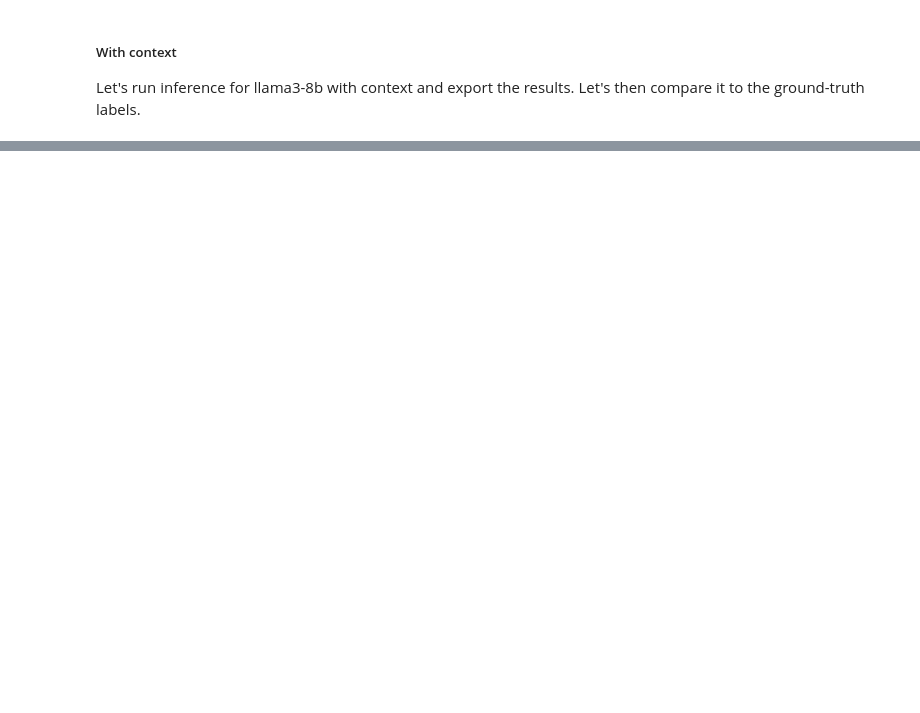
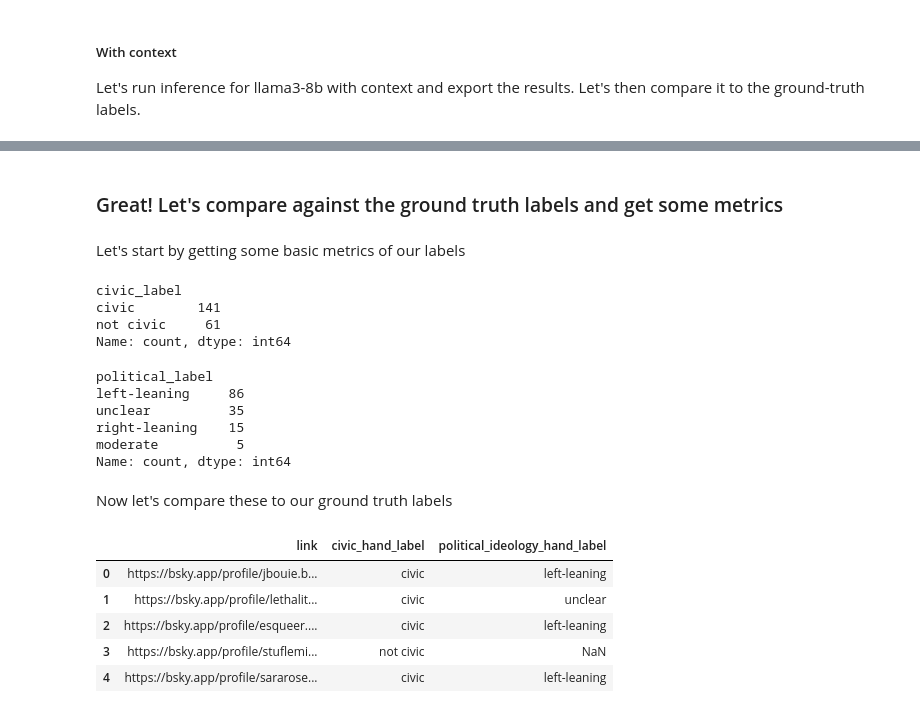
Before and after one commit to METResearchGroup/bluesky-research, a Jupyter notebook: demos/groq_llama3_labeling/llama3_8b.ipynb, the cells around one changed output, grey strips where cells are left out. Cells and saved outputs as stored; diff of their text form; code cells hidden in the pictures; blank space fills up the shorter version.

```diff
--- a/demos/groq_llama3_labeling/llama3_8b.ipynb
+++ b/demos/groq_llama3_labeling/llama3_8b.ipynb
@@ -140,0 +251,12 @@ for idx, prompt in enumerate(prompts_lst):
+# %%
+ground_truth_labels: pd.DataFrame = pd.read_csv(
+    "../manuscript_pilot/hand_labeled_pilot_posts.csv"
+)
+# %%
+ground_truth_labels = ground_truth_labels[
+    ~pd.isna(ground_truth_labels["civic_hand_label"])
+]
+# %%
+ground_truth_labels_subset = ground_truth_labels[
+    ["link", "civic_hand_label", "political_ideology_hand_label"]
+]
@@ -140,0 +320,26 @@ for idx, prompt in enumerate(prompts_lst):
+# %% [markdown]
+### Great! Let's compare against the ground truth labels and get some metrics
+# %% [markdown]
+Let's start by getting some basic metrics of our labels
+# %%
+print(llama3_8b_context_prompts_df["civic_label"].value_counts())
+# %% [output]
+civic_label
+civic        141
+not civic     61
+Name: count, dtype: int64
+# %%
+print(
+    llama3_8b_context_prompts_df[
+        llama3_8b_context_prompts_df["civic_label"] == "civic"
+    ]["political_label"].value_counts()
+)
+# %% [output]
+political_label
+left-leaning     86
+unclear          35
+right-leaning    15
+moderate          5
+Name: count, dtype: int64
+# %% [markdown]
+Now let's compare these to our ground truth labels
@@ -140,0 +350,9 @@ for idx, prompt in enumerate(prompts_lst):
+# %%
+ground_truth_labels_subset.head()
+# %% [output]
+|  | link | civic_hand_label | political_ideology_hand_label |
+| 0 | https://bsky.app/profile/jbouie.b... | civic | left-leaning |
+| 1 | https://bsky.app/profile/lethalit... | civic | unclear |
+| 2 | https://bsky.app/profile/esqueer.... | civic | left-leaning |
+| 3 | https://bsky.app/profile/stuflemi... | not civic | NaN |
+| 4 | https://bsky.app/profile/sararose... | civic | left-leaning |
```
Also changed, not shown: parts of 52 cells of this notebook, 6 other files.
